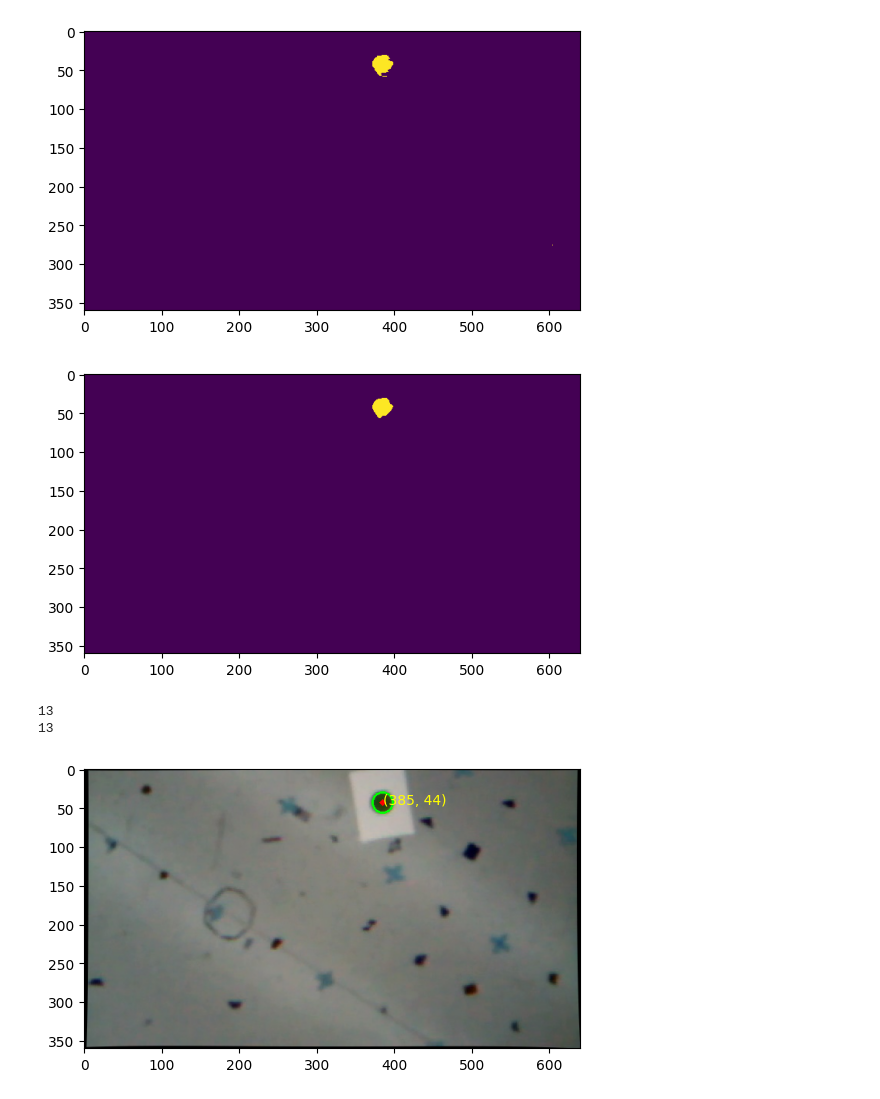
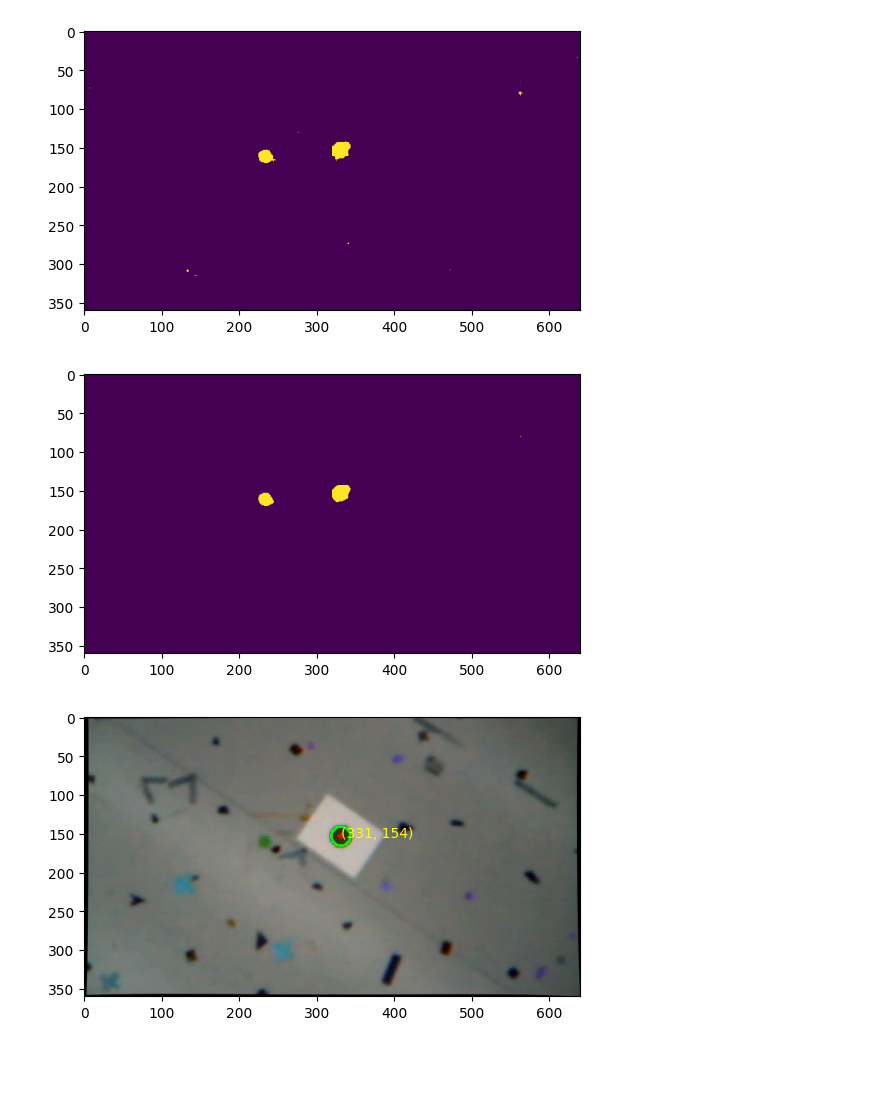
Before and after one commit to utiasDSL/safe-control-gym, a Jupyter notebook: lab3/process_image.ipynb, the cells around one changed output. Saved outputs shown, nothing was run; the diff lists cells and outputs as text; code cells hidden in the pictures; blank space fills up the shorter version.

Commit message:
lab3 complete with image

```diff
--- a/lab3/process_image.ipynb
+++ b/lab3/process_image.ipynb
@@ -3,7 +3,7 @@ import cv2
 import numpy as np
 import matplotlib.pyplot as plt
 
-img = "dataset/image_folder/output_folder/image_2050.jpg"
+img = "dataset/image_folder/output_folder/image_2549.jpg"
 
 # Camera's intrinsic parameters
 K = np.array([
@@ -43,42 +43,47 @@ mask = cv2.inRange(hsv, lower_green, upper_green)
 plt.imshow(mask)
 plt.show()
 # %% [output]
-[figure, old version]
+[figure, new version]
 # %%
 # remove noise
 blur = cv2.medianBlur(mask, 5)
 plt.imshow(blur)
 plt.show()
 # %% [output]
-[figure, old version]
+[figure, new version]
 # %%
 # using contours method
 contours, _ = cv2.findContours(blur, cv2.RETR_TREE, cv2.CHAIN_APPROX_SIMPLE)
 
-for cnt in contours:
-    (x, y), radius = cv2.minEnclosingCircle(cnt)
-    center = (int(x), int(y))
-    radius = int(radius)
-    if radius < 10 or radius > 100:
-        continue
-    print(radius)
-
-    cv2.circle(undistorted_image, center, radius, (0, 255, 0), 2)
-    cv2.circle(undistorted_image, center, 2, (0, 0, 255), 3)
-
 # Convert BGR to RGB for displaying with matplotlib
 image_rgb = cv2.cvtColor(undistorted_image, cv2.COLOR_BGR2RGB)
 # write center of circle on image, (i[0], i[1]) is the center in cyan color
-for cnt in contours:
-    (x, y), radius = cv2.minEnclosingCircle(cnt)
-    radius = int(radius)
-    print(radius)
-    if radius < 10 or radius > 100:
-        continue
-    plt.text(int(x), int(y), f'({int(x)}, {int(y)})', color='yellow')
+for contour in contours:
+        # Compute perimeter
+        perimeter = cv2.arcLength(contour, True)
+
+        # Compute area
+        area = cv2.contourArea(contour)
+
+        # Avoid division by zero
+        if perimeter == 0:
+            continue
+
+        # Compute circularity
+        circularity = (4 * np.pi * area) / (perimeter ** 2)
+
+        # Check if the contour is approximately circular
+        if circularity > 0.7:  # Threshold close to 1 (ideal circle)
+            (x, y), radius = cv2.minEnclosingCircle(contour)
+            center = (int(x), int(y))
+            radius = int(radius)
+
+            if 10 < radius <= 100:
+                cv2.circle(undistorted_image, center, radius, (0, 255, 0), 2)
+                cv2.circle(undistorted_image, center, 2, (0, 0, 255), 3)
+                image_rgb = cv2.cvtColor(undistorted_image, cv2.COLOR_BGR2RGB)
+                plt.text(int(x), int(y), f'({int(x)}, {int(y)})', color='yellow')
 plt.imshow(image_rgb)
 plt.show()
 # %% [output]
-13
-13
-[figure, old version]
+[figure, new version]
```
Also changed, not shown: parts of 3 cells of this notebook, 2 other files.
